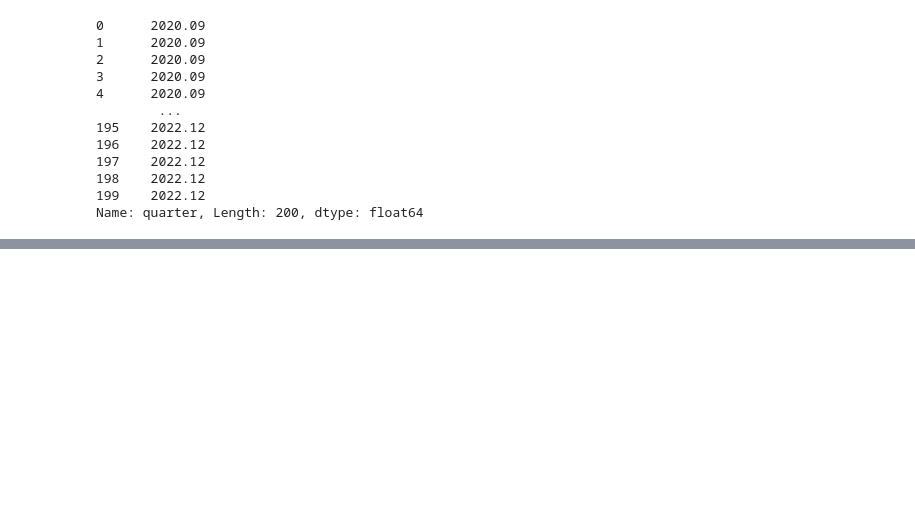
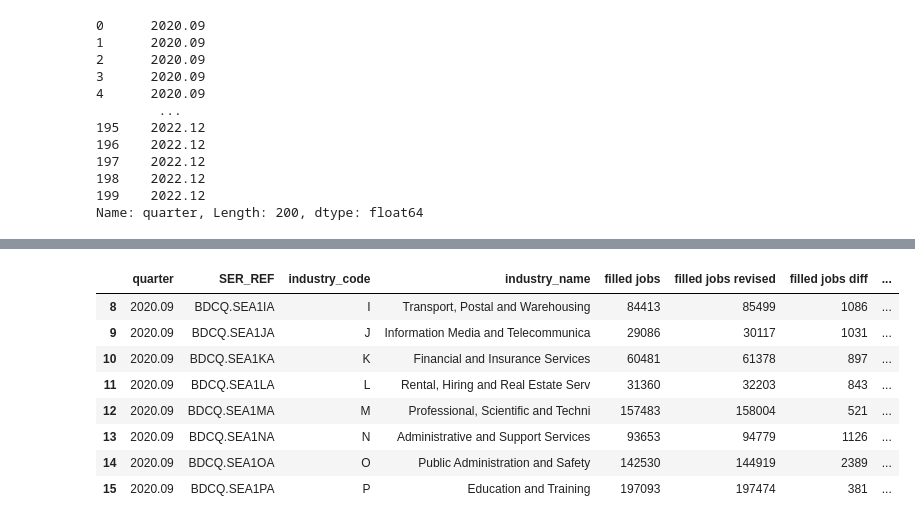
Before and after one commit to SatvikBhatnagar/Data-Engineering, a Jupyter notebook: 007_investigating_data_Pandas_Data_Frame.ipynb, the cells around one changed output, grey strips where cells are left out. Cells and saved outputs as stored; diff of their text form; code cells hidden in the pictures; blank space fills up the shorter version.

```diff
--- a/007_investigating_data_Pandas_Data_Frame.ipynb
+++ b/007_investigating_data_Pandas_Data_Frame.ipynb
@@ -126,0 +235,12 @@ Name: quarter, Length: 200, dtype: float64
+# %%
+df.loc[8:15]
+# %% [output]
+|  | quarter | SER_REF | industry_code | industry_name | filled jobs | filled jobs revised | filled jobs diff | ... |
+| 8 | 2020.09 | BDCQ.SEA1IA | I | Transport, Postal and Warehousing | 84413 | 85499 | 1086 | ... |
+| 9 | 2020.09 | BDCQ.SEA1JA | J | Information Media and Telecommunica | 29086 | 30117 | 1031 | ... |
+| 10 | 2020.09 | BDCQ.SEA1KA | K | Financial and Insurance Services | 60481 | 61378 | 897 | ... |
+| 11 | 2020.09 | BDCQ.SEA1LA | L | Rental, Hiring and Real Estate Serv | 31360 | 32203 | 843 | ... |
+| 12 | 2020.09 | BDCQ.SEA1MA | M | Professional, Scientific and Techni | 157483 | 158004 | 521 | ... |
+| 13 | 2020.09 | BDCQ.SEA1NA | N | Administrative and Support Services | 93653 | 94779 | 1126 | ... |
+| 14 | 2020.09 | BDCQ.SEA1OA | O | Public Administration and Safety | 142530 | 144919 | 2389 | ... |
+| 15 | 2020.09 | BDCQ.SEA1PA | P | Education and Training | 197093 | 197474 | 381 | ... |
```
Also changed, not shown: parts of 11 cells of this notebook.
